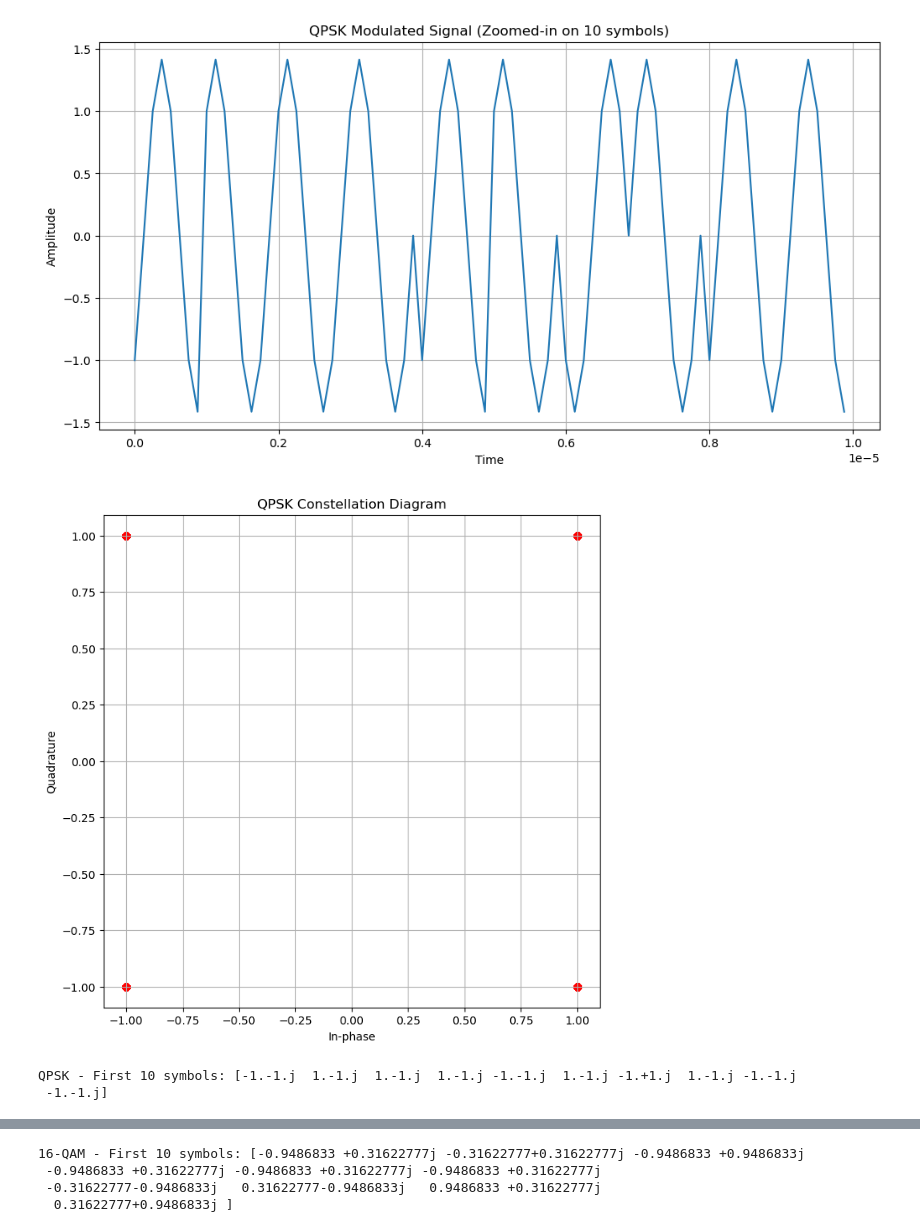
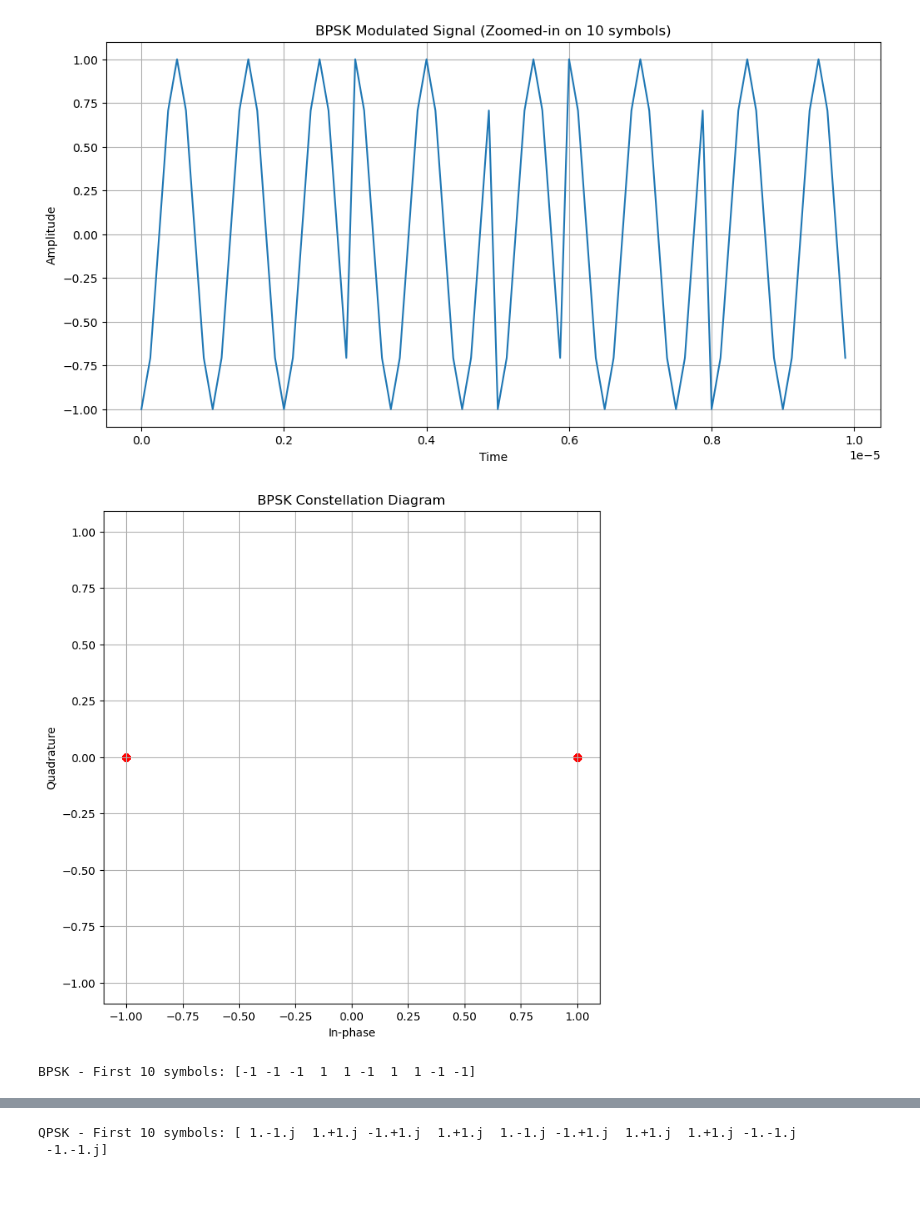
Before and after one commit to ArchedEquation/DVB-S2X-Modulation-Classification, a Jupyter notebook: DVB-S2X Wave Generator.ipynb, the cells around one changed output, grey strips where cells are left out. Saved outputs shown, nothing was run; the diff lists cells and outputs as text; code cells hidden in the pictures; blank space fills up the shorter version.

```diff
--- a/DVB-S2X Wave Generator.ipynb
+++ b/DVB-S2X Wave Generator.ipynb
@@ -82,21 +89,23 @@ class DVBS2X:
 # %%
 dvbs2x = DVBS2X(num_symbols=1000, samples_per_symbol=8, carrier_freq=1e6)
 
 modulation_schemes = [
+    ('BPSK', dvbs2x.generate_bpsk),
     ('QPSK', dvbs2x.generate_qpsk),
-    ('16-QAM', dvbs2x.generate_16qam),
-    ('64-QAM', dvbs2x.generate_64qam),
-    ('128-QAM', dvbs2x.generate_128qam),
-    ('256-QAM', dvbs2x.generate_256qam)
+    ('8-APSK', dvbs2x.generate_8apsk),
+    ('16-APSK', dvbs2x.generate_16apsk),
+    ('32-APSK', dvbs2x.generate_32apsk),
+    ('64-APSK', dvbs2x.generate_64apsk),
+    ('128-APSK', dvbs2x.generate_128apsk),
+    ('256-APSK', dvbs2x.generate_256apsk)
 ]
 
 for name, func in modulation_schemes:
     (t, signal), symbols, bits = func()
     dvbs2x.plot_signal(t, signal, name)
     dvbs2x.plot_constellation(symbols, name)
     print(f"\n{name} - First 10 symbols:", symbols[:10])
 # %% [output]
-[figure, old version]
+[figure, new version]
-[figure, old version]
+[figure, new version]
-QPSK - First 10 symbols: [-1.-1.j  1.-1.j  1.-1.j  1.-1.j -1.-1.j  1.-1.j -1.+1.j  1.-1.j -1.-1.j
- -1.-1.j]
+BPSK - First 10 symbols: [-1 -1 -1  1  1 -1  1  1 -1 -1]
@@ -105,4 +114,2 @@ QPSK - First 10 symbols: [-1.-1.j  1.-1.j  1.-1.j  1.-1.j -1.-1.j  1.-1.j -1.+1.
-16-QAM - First 10 symbols: [-0.9486833 +0.31622777j -0.31622777+0.31622777j -0.9486833 +0.9486833j
- -0.9486833 +0.31622777j -0.9486833 +0.31622777j -0.9486833 +0.31622777j
- -0.31622777-0.9486833j   0.31622777-0.9486833j   0.9486833 +0.31622777j
-  0.31622777+0.9486833j ]
+QPSK - First 10 symbols: [ 1.-1.j  1.+1.j -1.+1.j  1.+1.j  1.-1.j -1.+1.j  1.+1.j  1.+1.j -1.-1.j
+ -1.-1.j]
```
Also changed, not shown: parts of 2 cells of this notebook.
